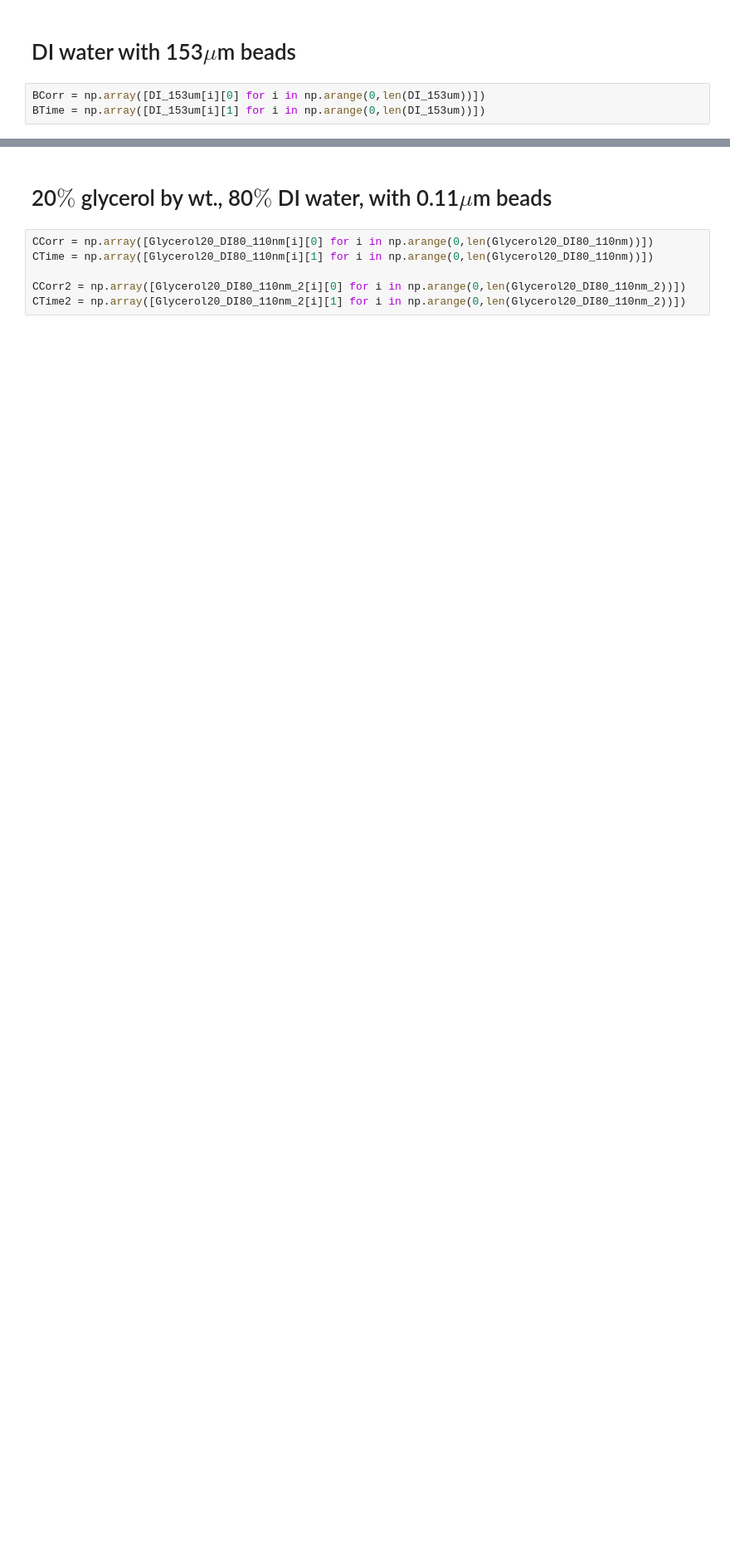
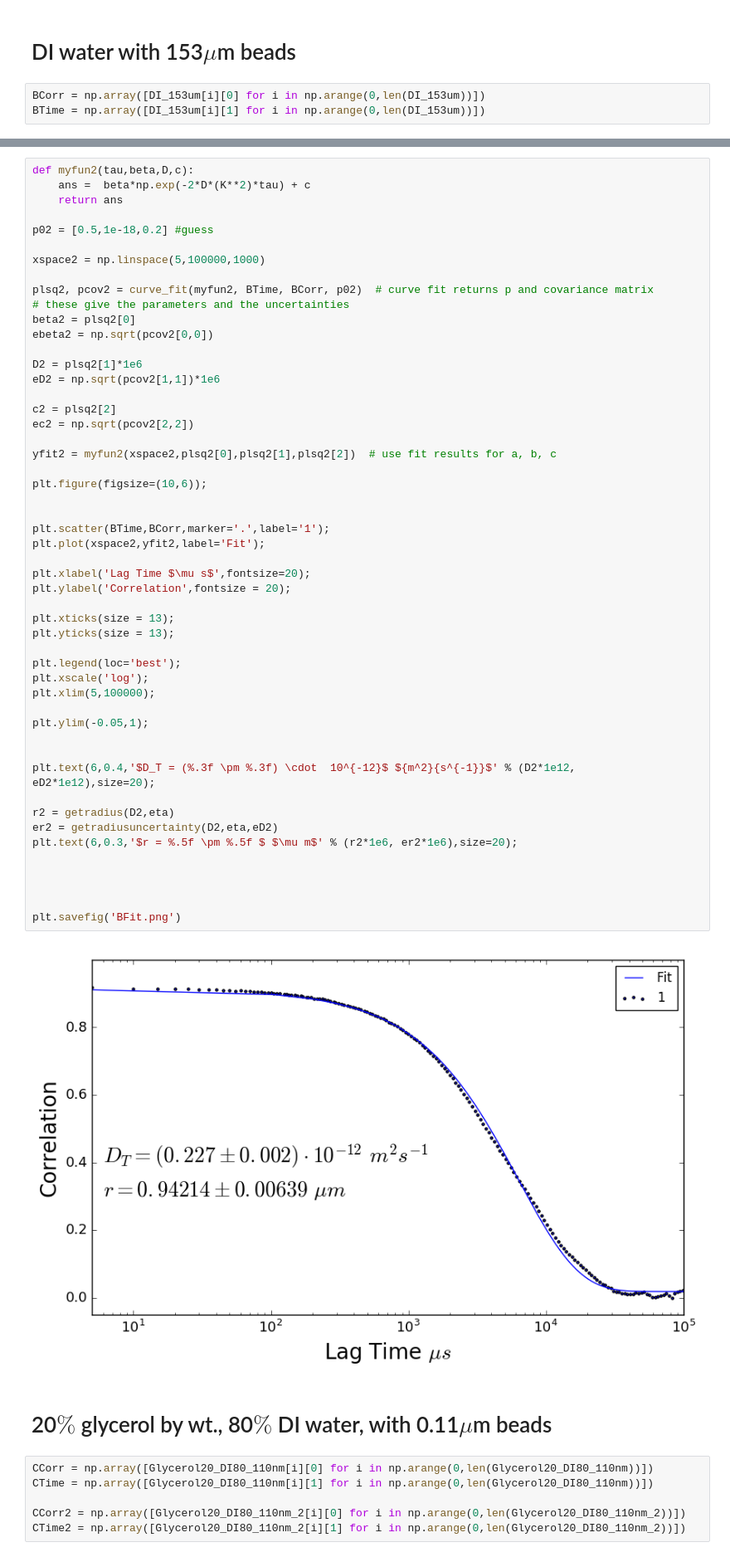
Before and after one commit to B-Rich/QLab, a Jupyter notebook: DynamicLightScattering/Analysis.ipynb, the cells around one changed output, grey strips where cells are left out. Shown at 83% size. Cells and saved outputs as stored; diff of their text form; blank space fills up the shorter version.

```diff
--- a/DynamicLightScattering/Analysis.ipynb
+++ b/DynamicLightScattering/Analysis.ipynb
@@ -69,3 +111,56 @@ plt.yticks(size = 13);
+# %%
+def myfun2(tau,beta,D,c):
+    ans =  beta*np.exp(-2*D*(K**2)*tau) + c
+    return ans
+
+p02 = [0.5,1e-18,0.2] #guess
+
+xspace2 = np.linspace(5,100000,1000)
+
+plsq2, pcov2 = curve_fit(myfun2, BTime, BCorr, p02)  # curve fit returns p and covariance matrix
+# these give the parameters and the uncertainties
+beta2 = plsq2[0]
+ebeta2 = np.sqrt(pcov2[0,0])
+
+D2 = plsq2[1]*1e6
+eD2 = np.sqrt(pcov2[1,1])*1e6
+
+c2 = plsq2[2]
+ec2 = np.sqrt(pcov2[2,2])
+
+yfit2 = myfun2(xspace2,plsq2[0],plsq2[1],plsq2[2])  # use fit results for a, b, c
+
+plt.figure(figsize=(10,6));
+
+
+plt.scatter(BTime,BCorr,marker='.',label='1');
+plt.plot(xspace2,yfit2,label='Fit');
+
+plt.xlabel('Lag Time $\mu s$',fontsize=20);
+plt.ylabel('Correlation',fontsize = 20);
+
+plt.xticks(size = 13);
+plt.yticks(size = 13);
+
+plt.legend(loc='best');
+plt.xscale('log');
+plt.xlim(5,100000);
+
+plt.ylim(-0.05,1);
+
+
+plt.text(6,0.4,'$D_T = (%.3f \pm %.3f) \cdot  10^{-12}$ ${m^2}{s^{-1}}$' % (D2*1e12, eD2*1e12),size=20);
+
+r2 = getradius(D2,eta)
+er2 = getradiusuncertainty(D2,eta,eD2)
+plt.text(6,0.3,'$r = %.5f \pm %.5f $ $\mu m$' % (r2*1e6, er2*1e6),size=20);
+
+
+
+
+plt.savefig('BFit.png')
+# %% [output]
+[figure, added]
 # %% [markdown]
 # 20$\%$ glycerol by wt., 80$\%$ DI water, with 0.11$\mu$m beads
 # %%
```
Also changed, not shown: parts of 10 cells of this notebook, 4 other files.
